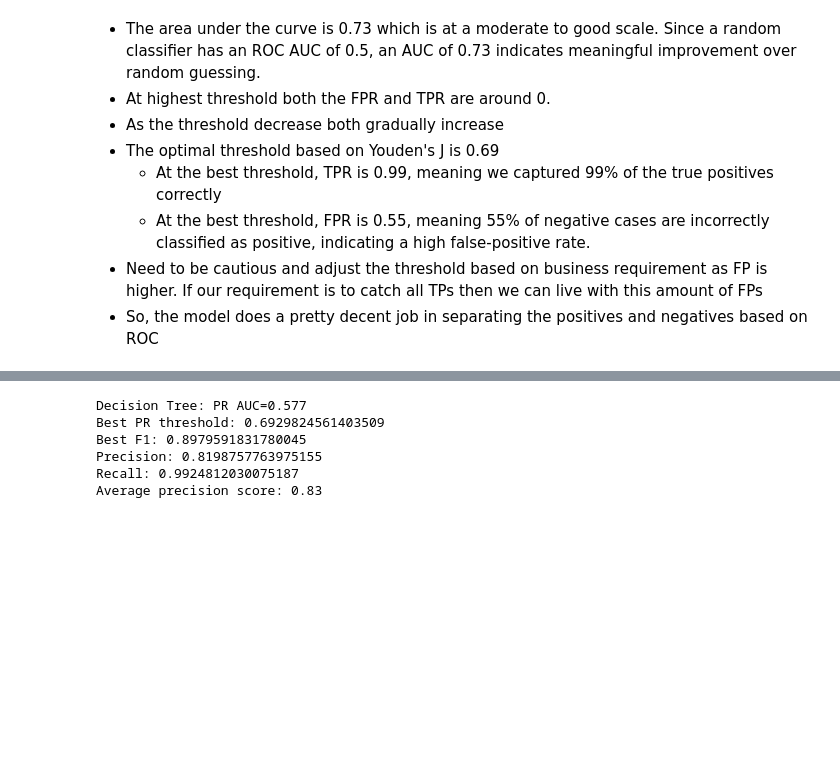
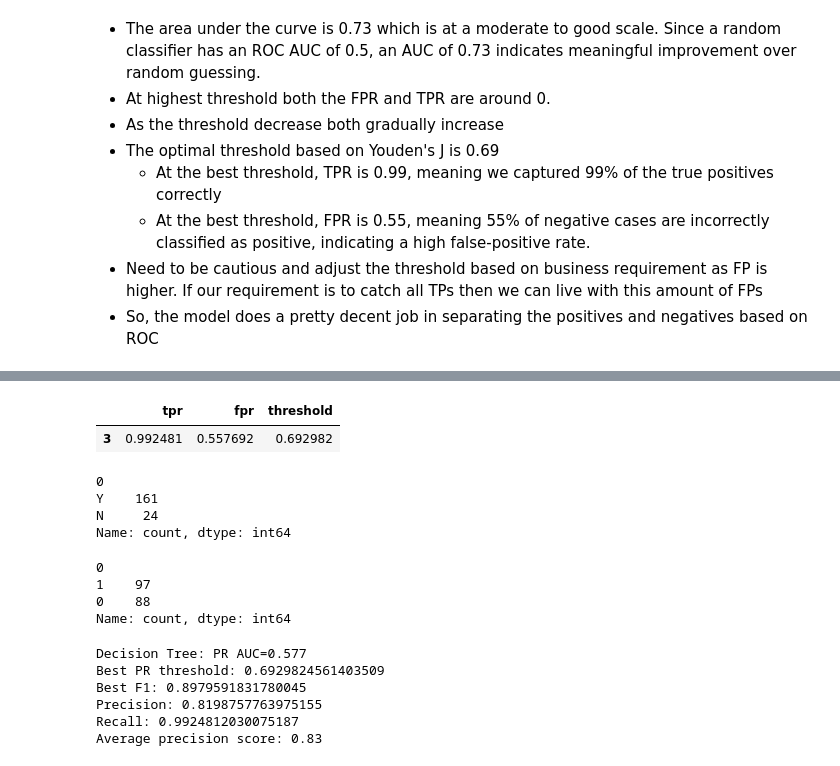
Before and after one commit to EdwinVivek/ML-hands-on-notebooks, a Jupyter notebook: Tree and Ensemble/tree_classification.ipynb, the cells around one changed output, grey strips where cells are left out. Drawn from its saved outputs; the diff is of its cells as text; code cells hidden in the pictures; blank space fills up the shorter version.

```diff
--- a/Tree and Ensemble/tree_classification.ipynb
+++ b/Tree and Ensemble/tree_classification.ipynb
@@ -655,16 +687,3 @@ Text(0, 0.5, 'TPR - Correctly predicted +ves from overall +ves')
     * At the best threshold, FPR is 0.55, meaning 55% of negative cases are incorrectly classified as positive, indicating a high false-positive rate.
 * Need to be cautious and adjust the threshold based on business requirement as FP is higher. If our requirement is to catch all TPs then we can live with this amount of FPs
 * So, the model does a pretty decent job in separating the positives and negatives based on ROC
-# %%
-thres = best_threshold
-y_pred_final = (predictions[:,1] >= thres).astype(int)
-y_pred_final = pd.Series(y_pred_final).map({1: "Y", 0: 'N'})
-print('Evaluate the new predictions on best threshold:')
-print(classification_report(y_test, y_pred_final))
-print(y_pred_final.value_counts())
-tn, fp, fn, tp = confusion_matrix(y_test, y_pred_final).ravel()
-print(confusion_matrix(y_test, y_pred_final))
-tpr = tp/(tp+fn)
-print(f'tpr: {tpr}')
-fpr = fp/(tn+fp)
-print(f'fpr: {fpr}')
@@ -689,3 +690,25 @@ fpr: 0.5576923076923077
+# %%
+roc_df = pd.DataFrame([tpr, fpr, thresholds]).T
+roc_df.rename(columns={0:"tpr", 1:"fpr", 2:"threshold"}, inplace=True)
+roc_df[roc_df["threshold"] == thres]
+# %% [output]
+|  | tpr | fpr | threshold |
+| 3 | 0.992481 | 0.557692 | 0.692982 |
+# %%
+pd.DataFrame(y_pred_final).value_counts()
+# %% [output]
+0
+Y    161
+N     24
+Name: count, dtype: int64
+# %%
+y_pred_thres = (predictions[:,1] >= 0.80).astype(int)
+pd.DataFrame(y_pred_thres).value_counts()
+# %% [output]
+0
+1    97
+0    88
+Name: count, dtype: int64
 # %%
 #PR curve
 lr_f1= f1_score(y_test, y_pred, pos_label="Y")
```
Also changed, not shown: parts of 13 cells of this notebook, 18 other files.
